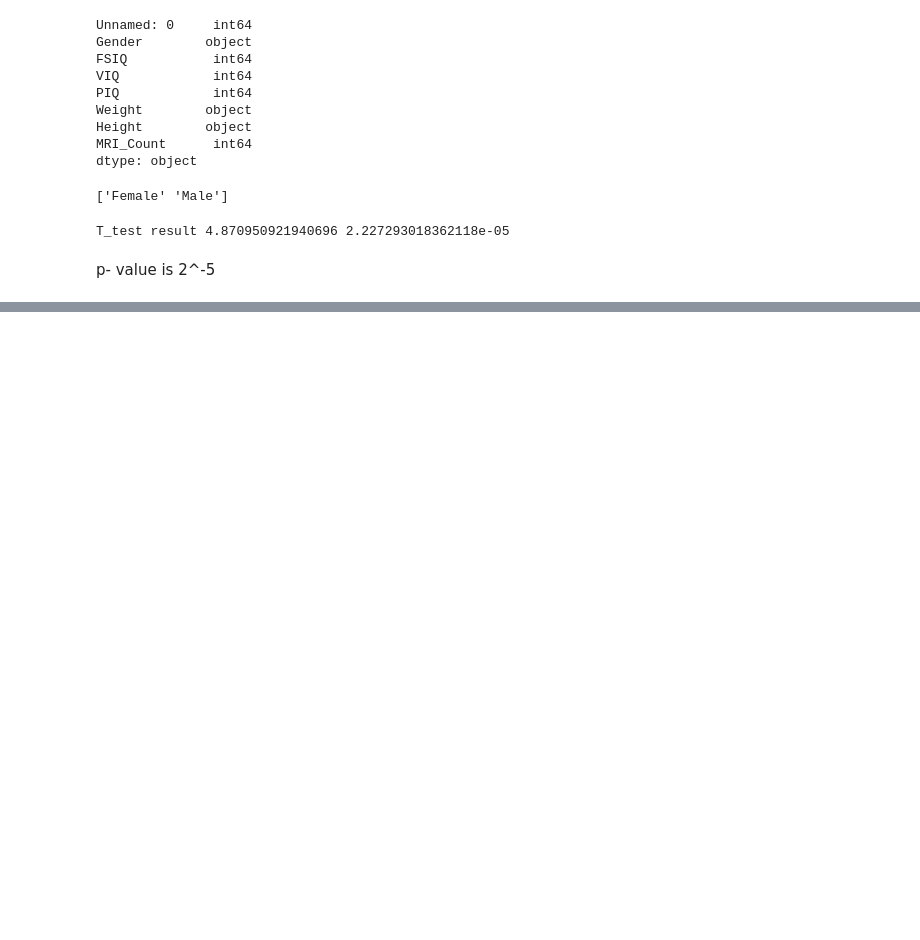
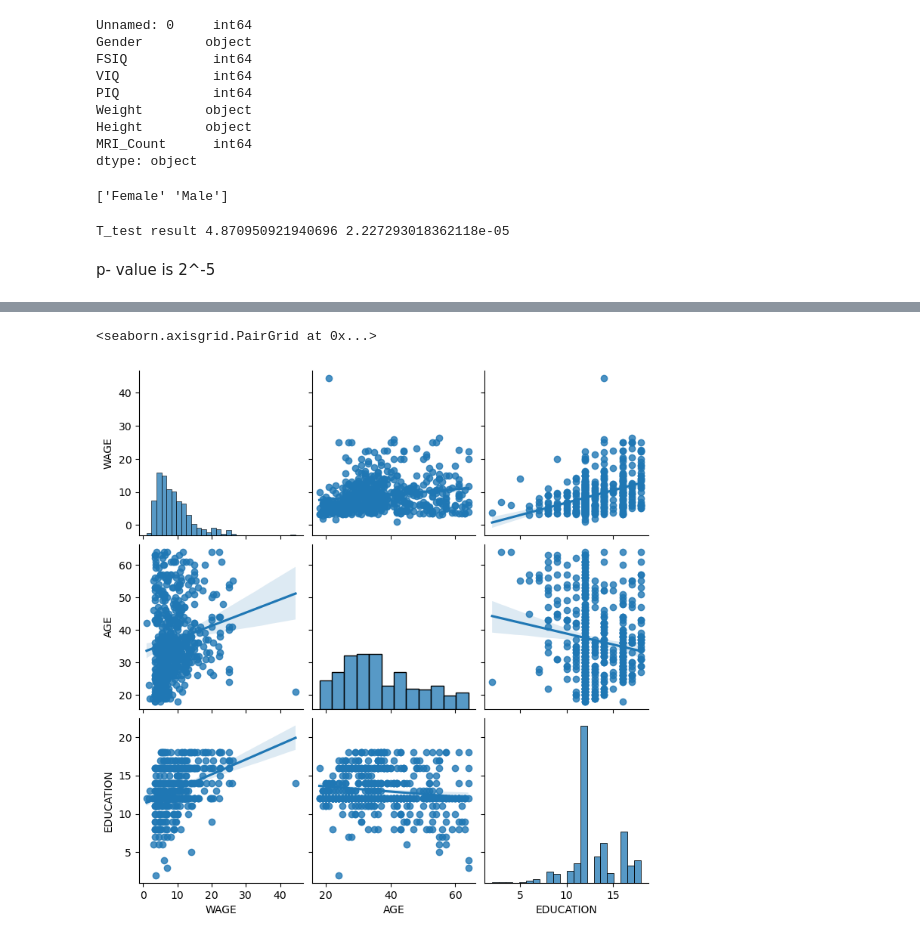
Before and after one commit to sremson/Assignment4-Stats-Scripts, a Jupyter notebook: stats_python.ipynb, the cells around one changed output, grey strips where cells are left out. Saved outputs shown, nothing was run; the diff lists cells and outputs as text; code cells hidden in the pictures; blank space fills up the shorter version.

```diff
--- a/stats_python.ipynb
+++ b/stats_python.ipynb
@@ -258,0 +446,8 @@ p- value is 2^-5
+# %%
+import numpy as np
+x = np.linspace(-5, 5, 20)
+np.random.seed(1)
+# normal distributed noise
+y = -5 + 3*x + 4 * np.random.normal(size=x.shape)
+# Create a data frame containing all the relevant variables
+data = pd.DataFrame({'x': x, 'y': y})
@@ -258,0 +518,7 @@ p- value is 2^-5
+# %%
+import seaborn
+seaborn.pairplot(data, vars=['WAGE', 'AGE', 'EDUCATION'],
+                 kind='reg')
+# %% [output]
+<seaborn.axisgrid.PairGrid at 0x...>
+[figure, added]
```
Also changed, not shown: parts of 31 cells of this notebook, 3 other files.
